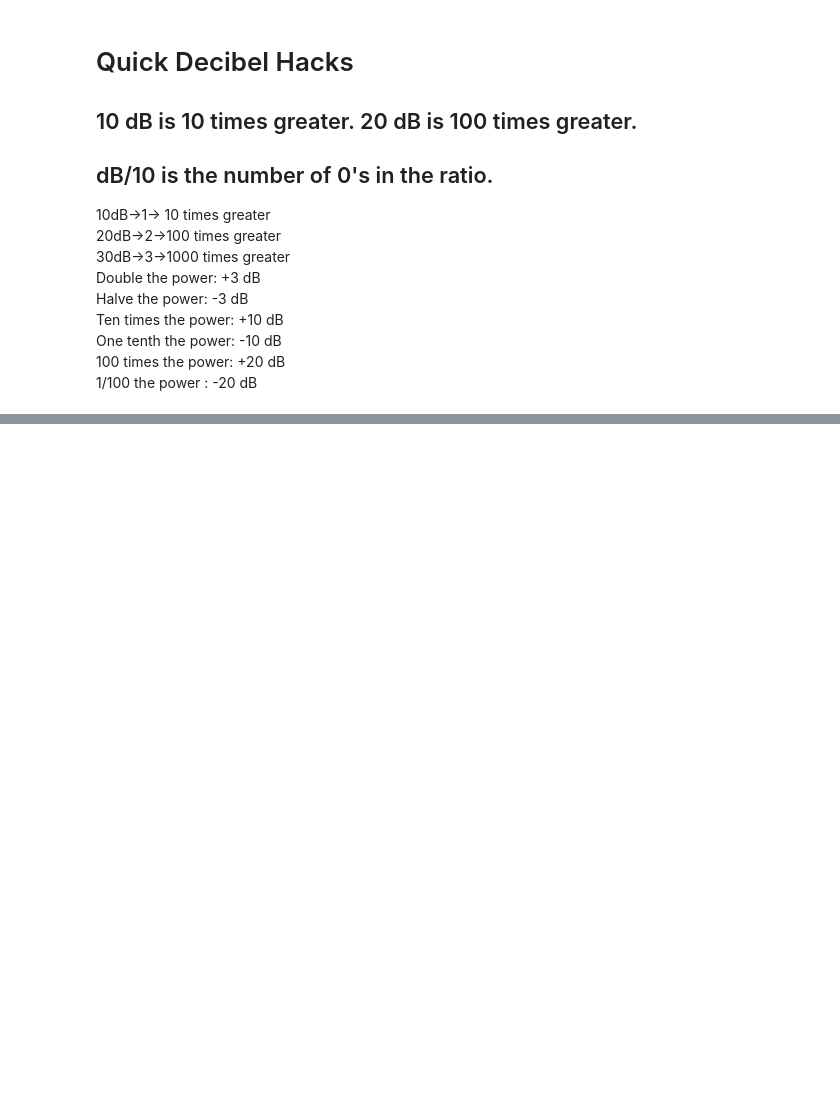
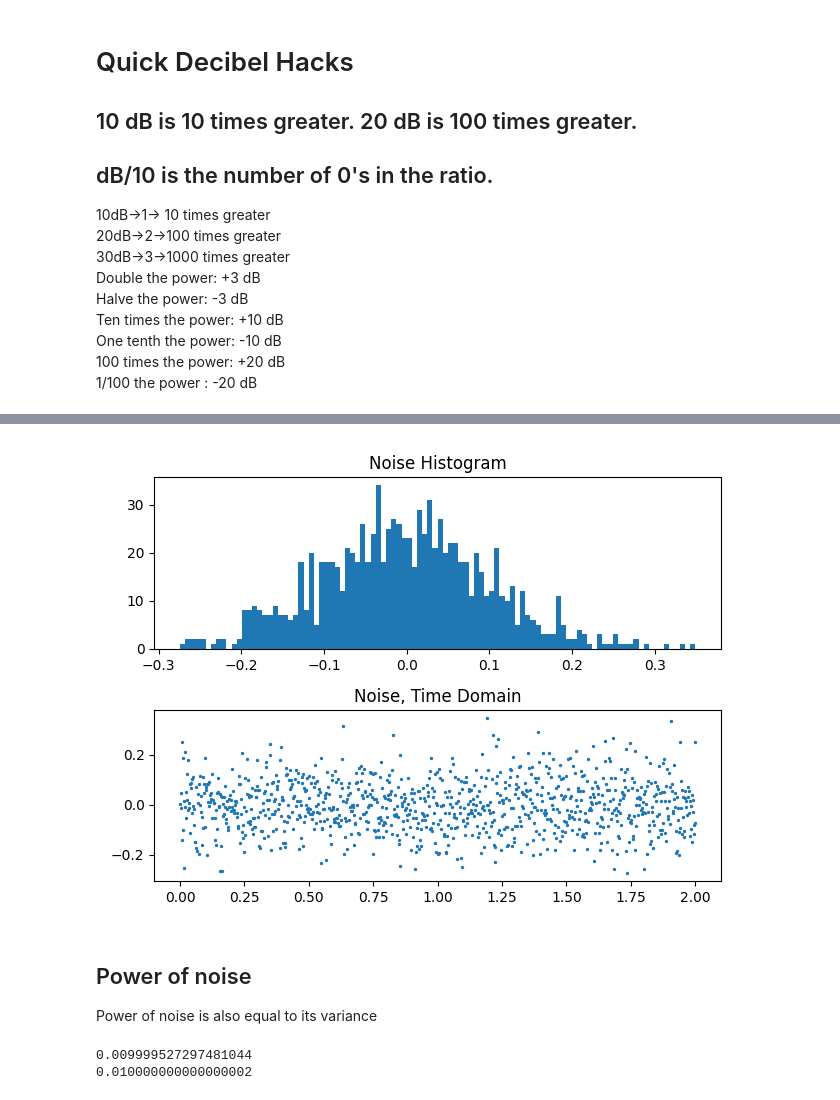
Before and after one commit to stevester94/notebooks, a Jupyter notebook: decibels-and-noise.ipynb, the cells around one changed output, grey strips where cells are left out. Saved outputs shown, nothing was run; the diff lists cells and outputs as text; code cells hidden in the pictures; blank space fills up the shorter version.

```diff
--- a/decibels-and-noise.ipynb
+++ b/decibels-and-noise.ipynb
@@ -95,0 +118,37 @@ One tenth the power: -10 dB
+# %%
+fig, (ax_hist_0, ax_noise_0) = plt.subplots(2)
+
+ax_hist_0.set_title("Noise Histogram")
+ax_noise_0.set_title("Noise, Time Domain")
+
+N = 1000 # number of samples to simulate, choose any number you want
+
+noise = np.random.default_rng(1337).normal(loc=0, scale=0.1, size=N)
+
+
+
+ax_hist_0.hist(noise, bins=100)
+ax_noise_0.scatter(t, noise, s=2)
+
+fig.tight_layout()
+# %% [output]
+[figure, added]
+# %% [markdown]
+## Power of noise
+Power of noise is also equal to its variance
+# %%
+N = 10000000 # number of samples to simulate, choose any number you want
+stddev = 0.1
+variance = stddev**2
+
+t,sig = generate_sine_and_time(num_points=N)
+noise = np.random.default_rng(1337).normal(loc=0, scale=stddev, size=N)
+
+power = sum([a*a for a in noise]) / len(noise)
+
+# Pretty close!
+print(power)
+print(variance)
+# %% [output]
+0.009999527297481044
+0.010000000000000002
```
Also changed, not shown: parts of 10 cells of this notebook, 9 other files.
